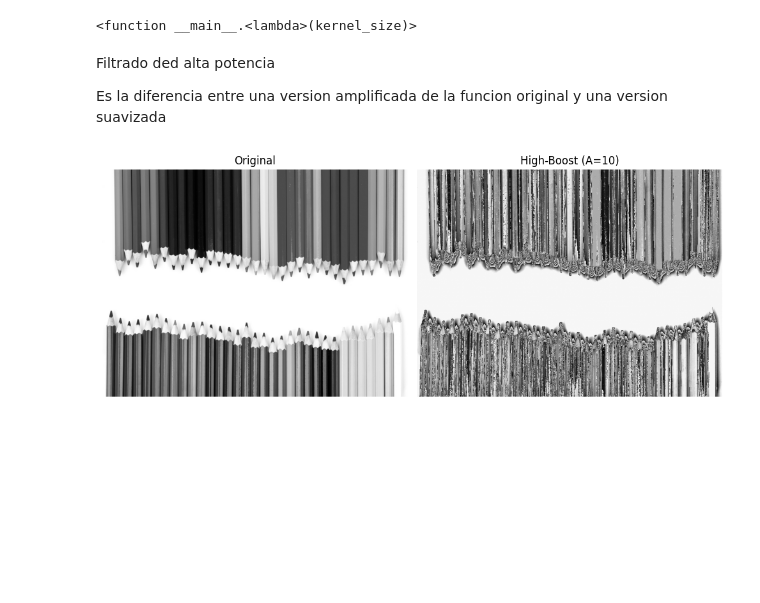
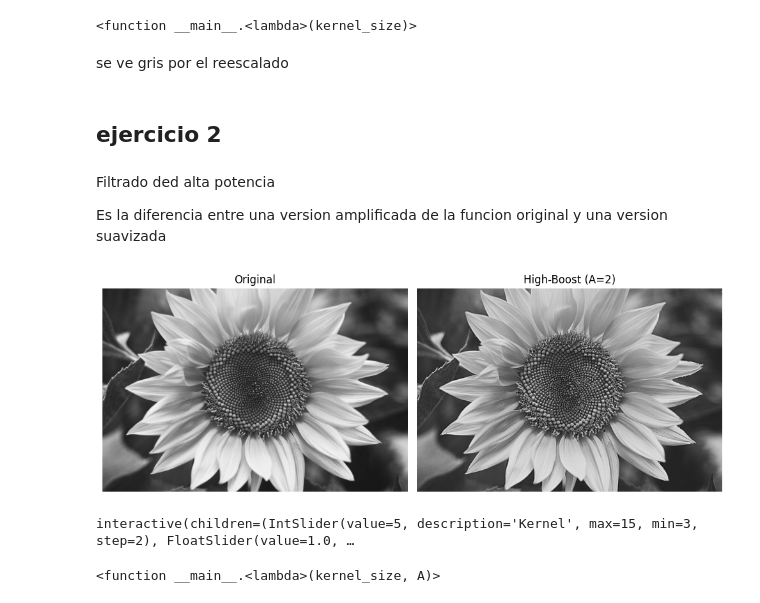
Before and after one commit to gggelme/procesamiento_de_imagenes, a Jupyter notebook: tp_3/3_filtros_acentuados.ipynb, the cells around one changed output. Cells and saved outputs as stored; diff of their text form; code cells hidden in the pictures; blank space fills up the shorter version.

```diff
--- a/tp_3/3_filtros_acentuados.ipynb
+++ b/tp_3/3_filtros_acentuados.ipynb
@@ -99,18 +127,45 @@ interact(
 # %% [output]
 interactive(children=(IntSlider(value=5, description='Kernel', max=15, min=3, step=2), Output()), _dom_classes…
 <function __main__.<lambda>(kernel_size)>
+# %% [markdown]
+se ve gris por el reescalado
+# %% [markdown]
+## ejercicio 2
 # %% [markdown]
 Filtrado ded alta potencia
 
 Es la diferencia entre una version amplificada de la funcion original y una version suavizada
 # %%
-img = cv2.imread("../Imagenes_cursado/lapices02.jpg", cv2.IMREAD_GRAYSCALE)
+img = cv2.imread("../Imagenes_cursado/flores02.jpg", cv2.IMREAD_GRAYSCALE)
 
 img_pb = cv2.filter2D(img, -1, mask_7x7)
 
-A= 5
+A= 2
 
 High_boost = A * img - img_pb
 comparar_imagenes(img, High_boost, "Original", f"High-Boost (A={A})")
 # %% [output]
-[figure, old version]
+[figure, new version]
+# %%
+interact(
+    lambda kernel_size, A: highboost_interact(img, kernel_size, A),
+
+    kernel_size=IntSlider(
+        value=5,
+        min=3,
+        max=15,
+        step=2,
+        description="Kernel"
+    ),
+
+    A=FloatSlider(
+        value=1.0,
+        min=0.1,
+        max=5.0,
+        step=0.1,
+        description="A"
+    )
+)
+# %% [output]
+interactive(children=(IntSlider(value=5, description='Kernel', max=15, min=3, step=2), FloatSlider(value=1.0, …
+<function __main__.<lambda>(kernel_size, A)>
```
Also changed, not shown: parts of 2 cells of this notebook, 59 other files.
